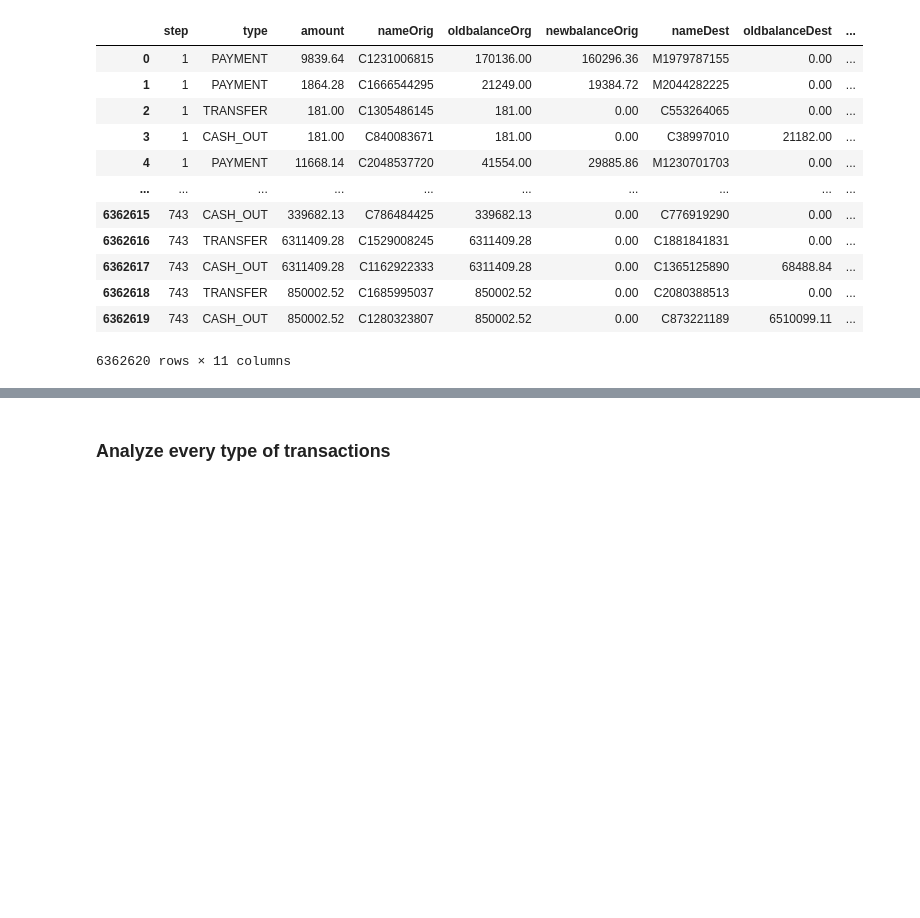
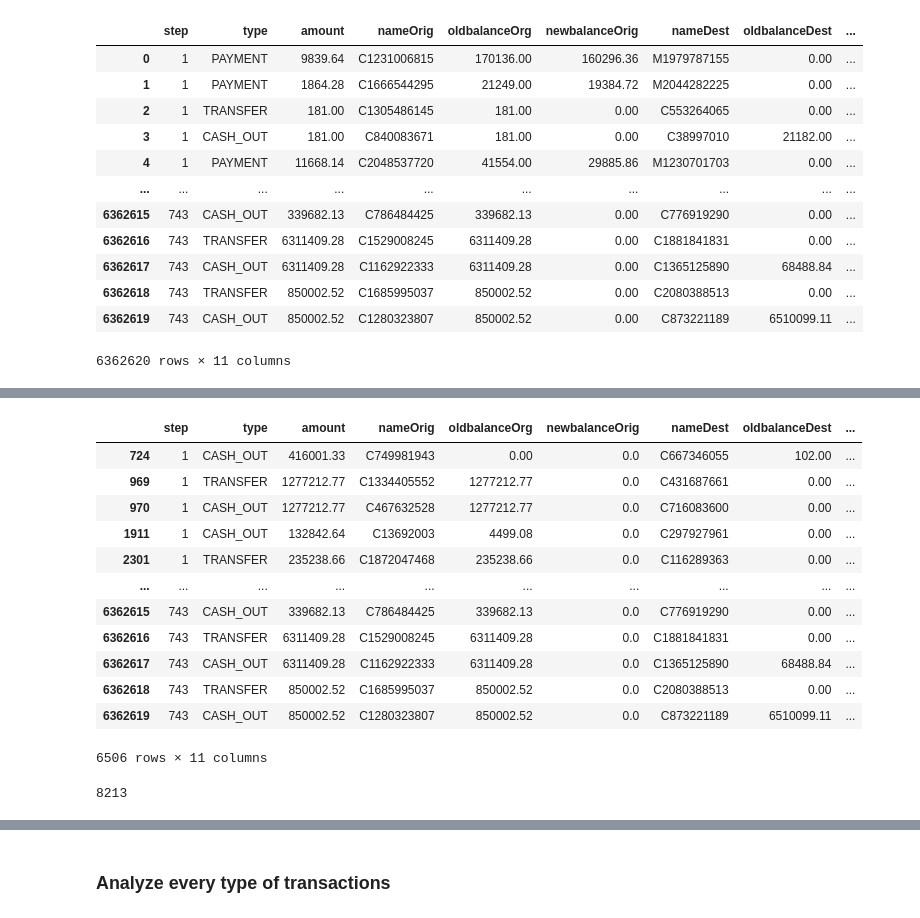
Before and after one commit to TitoTamburini/FDS_Final_Project, a Jupyter notebook: FDS_main.ipynb, the cells around one changed output, grey strips where cells are left out. Saved outputs shown, nothing was run; the diff lists cells and outputs as text; code cells hidden in the pictures; blank space fills up the shorter version.

```diff
--- a/FDS_main.ipynb
+++ b/FDS_main.ipynb
@@ -28,0 +60,22 @@ transactions_df.isna().sum()
+# %%
+fraudolents= transactions_df.loc[transactions_df['isFraud']==1]
+# %%
+fraudolents.loc[fraudolents['amount'] > 100000]
+# %% [output]
+|  | step | type | amount | nameOrig | oldbalanceOrg | newbalanceOrig | nameDest | oldbalanceDest | ... |
+| 724 | 1 | CASH_OUT | 416001.33 | C749981943 | 0.00 | 0.0 | C667346055 | 102.00 | ... |
+| 969 | 1 | TRANSFER | 1277212.77 | C1334405552 | 1277212.77 | 0.0 | C431687661 | 0.00 | ... |
+| 970 | 1 | CASH_OUT | 1277212.77 | C467632528 | 1277212.77 | 0.0 | C716083600 | 0.00 | ... |
+| 1911 | 1 | CASH_OUT | 132842.64 | C13692003 | 4499.08 | 0.0 | C297927961 | 0.00 | ... |
+| 2301 | 1 | TRANSFER | 235238.66 | C1872047468 | 235238.66 | 0.0 | C116289363 | 0.00 | ... |
+| ... | ... | ... | ... | ... | ... | ... | ... | ... | ... |
+| 6362615 | 743 | CASH_OUT | 339682.13 | C786484425 | 339682.13 | 0.0 | C776919290 | 0.00 | ... |
+| 6362616 | 743 | TRANSFER | 6311409.28 | C1529008245 | 6311409.28 | 0.0 | C1881841831 | 0.00 | ... |
+| 6362617 | 743 | CASH_OUT | 6311409.28 | C1162922333 | 6311409.28 | 0.0 | C1365125890 | 68488.84 | ... |
+| 6362618 | 743 | TRANSFER | 850002.52 | C1685995037 | 850002.52 | 0.0 | C2080388513 | 0.00 | ... |
+| 6362619 | 743 | CASH_OUT | 850002.52 | C1280323807 | 850002.52 | 0.0 | C873221189 | 6510099.11 | ... |
+6506 rows × 11 columns
+# %%
+len(fraudolents)
+# %% [output]
+8213
```
Also changed, not shown: parts of 24 cells of this notebook.
